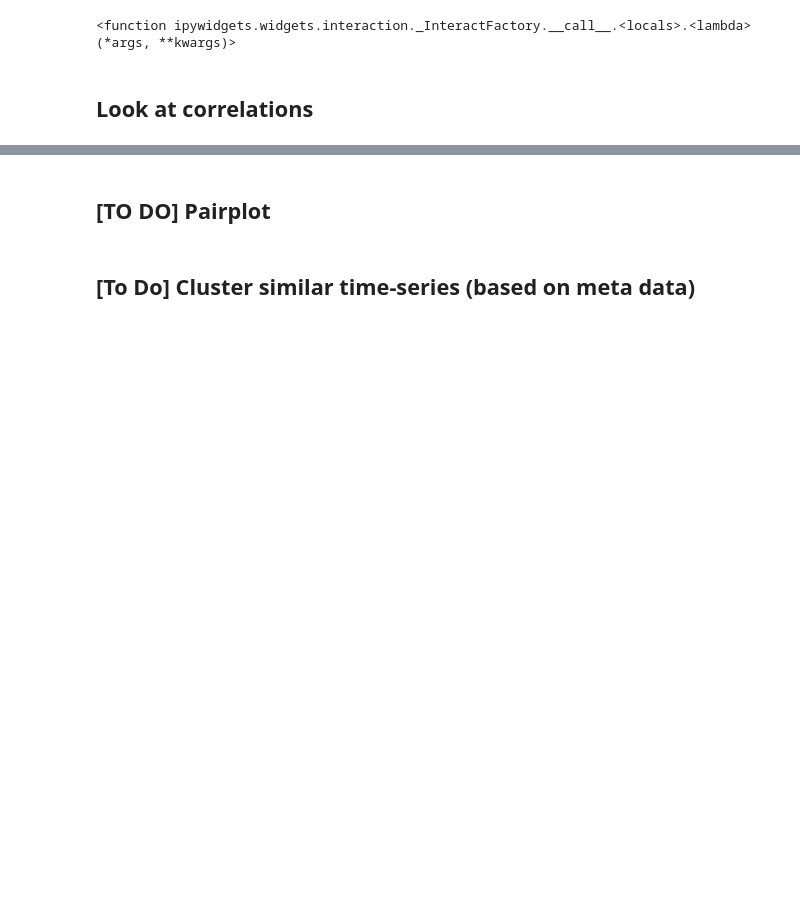
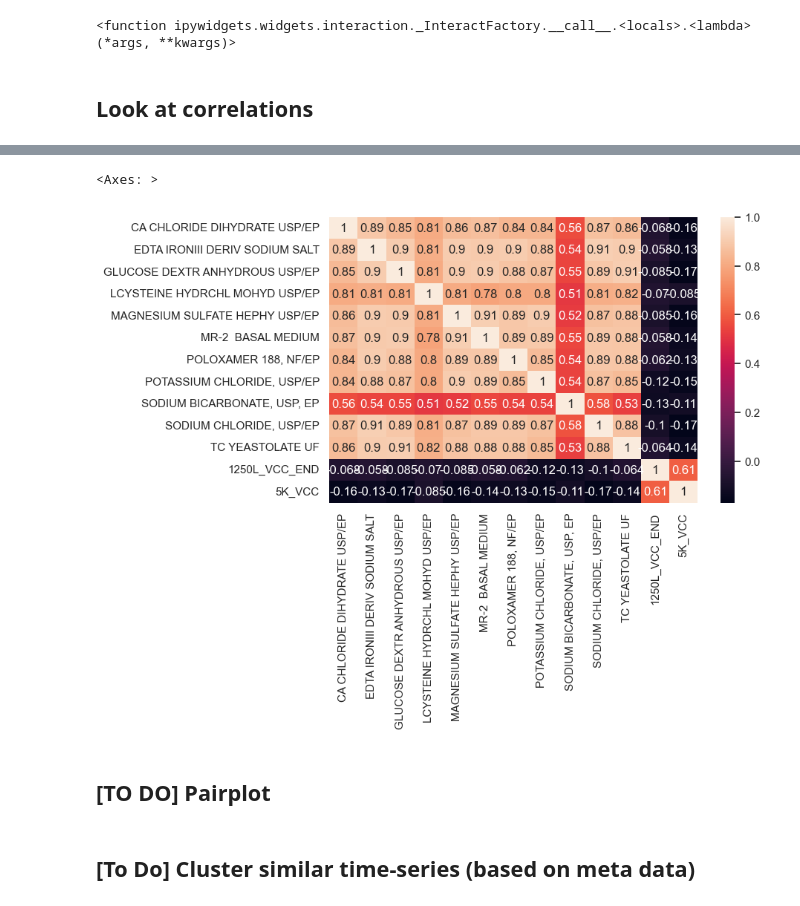
Before and after one commit to shaanchandra/multivariate_timeseries_cheatsheet, a Jupyter notebook: mv_ts_EDA.ipynb, the cells around one changed output, grey strips where cells are left out. Drawn from its saved outputs; the diff is of its cells as text; code cells hidden in the pictures; blank space fills up the shorter version.

```diff
--- a/mv_ts_EDA.ipynb
+++ b/mv_ts_EDA.ipynb
@@ -122,3 +136,11 @@ sns.heatmap(mv_ts[ts_cols].corr(), annot=True)
+# %%
+corr_cols = [c for c in merged_df.columns if c not in [config['seq_identifier_col'], 'START_TIME']]
+
+plt.figure(figsize=(8, 5))
+sns.heatmap(merged_df[corr_cols].corr(), annot=True)
+# %% [output]
+<Axes: >
+[figure, added]
 # %% [markdown]
 ## [TO DO] Pairplot
 # %%
```
Also changed, not shown: parts of 8 cells of this notebook, 1 other file.
